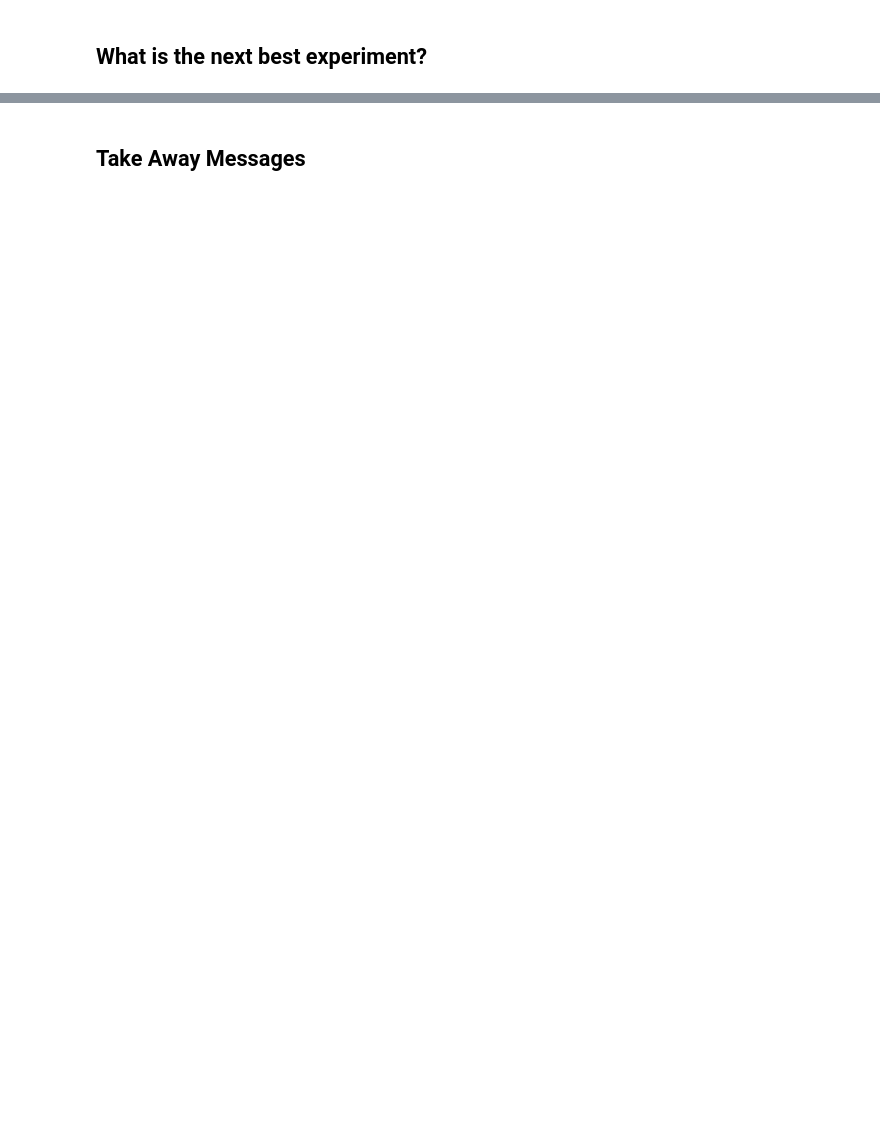
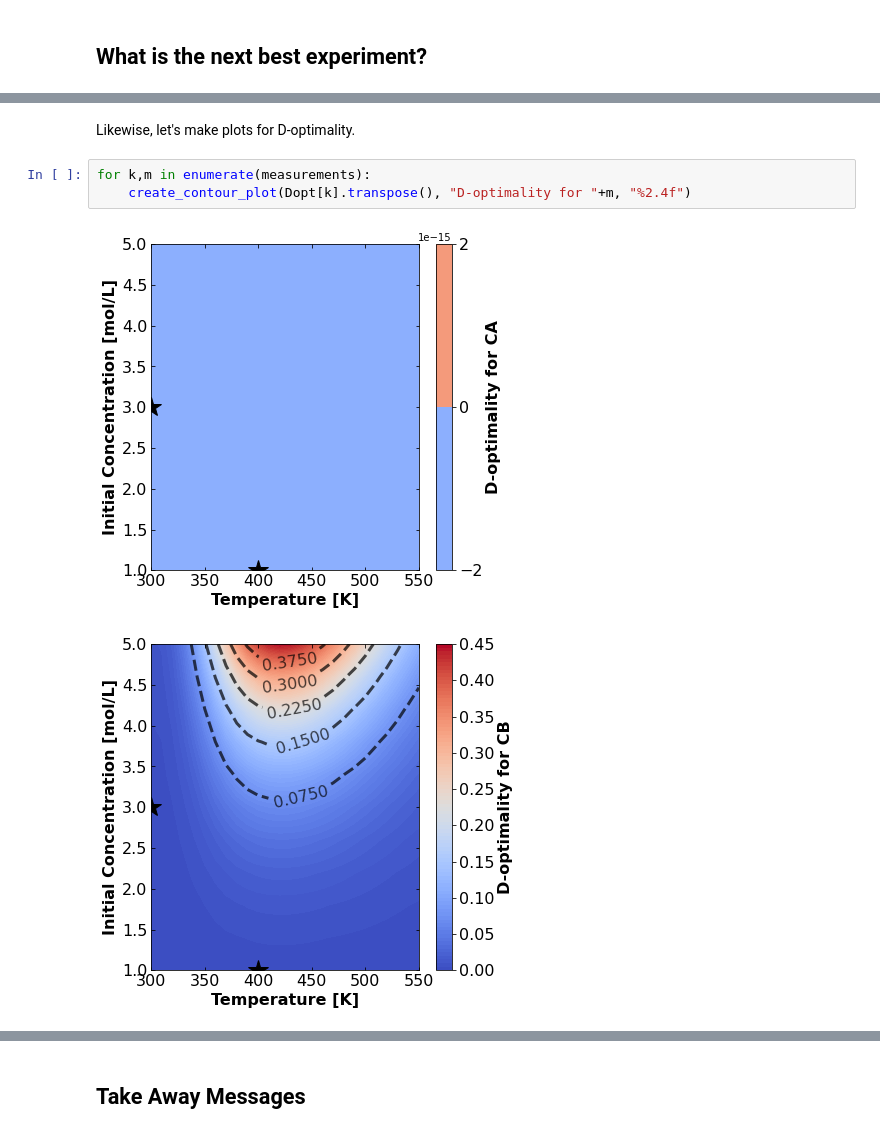
Before and after one commit to ndcbe/data-and-computing, a Jupyter notebook: notebooks/16-dev/Reaction-MBDoE.ipynb, the cells around one changed output, grey strips where cells are left out. Drawn from its saved outputs; the diff is of its cells as text; blank space fills up the shorter version.

```diff
--- a/notebooks/16-dev/Reaction-MBDoE.ipynb
+++ b/notebooks/16-dev/Reaction-MBDoE.ipynb
@@ -572,0 +829,8 @@ print("FIM for CA
+# %% [markdown]
+Likewise, let's make plots for D-optimality.
+# %%
+for k,m in enumerate(measurements):
+    create_contour_plot(Dopt[k].transpose(), "D-optimality for "+m, "%2.4f")
+# %% [output]
+[figure, added]
+[figure, added]
```
Also changed, not shown: parts of 61 cells of this notebook.
